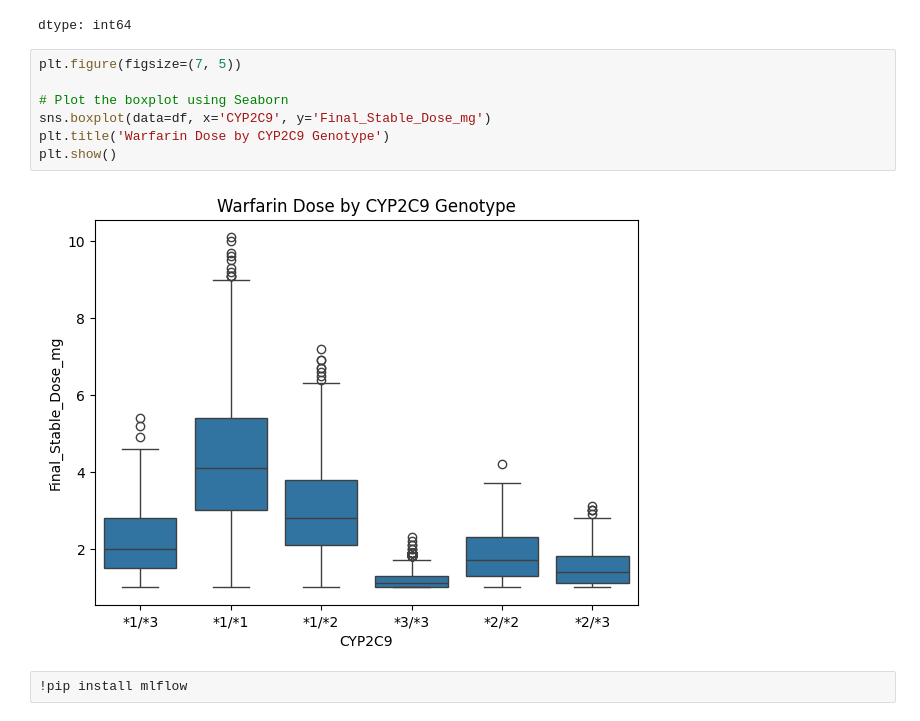
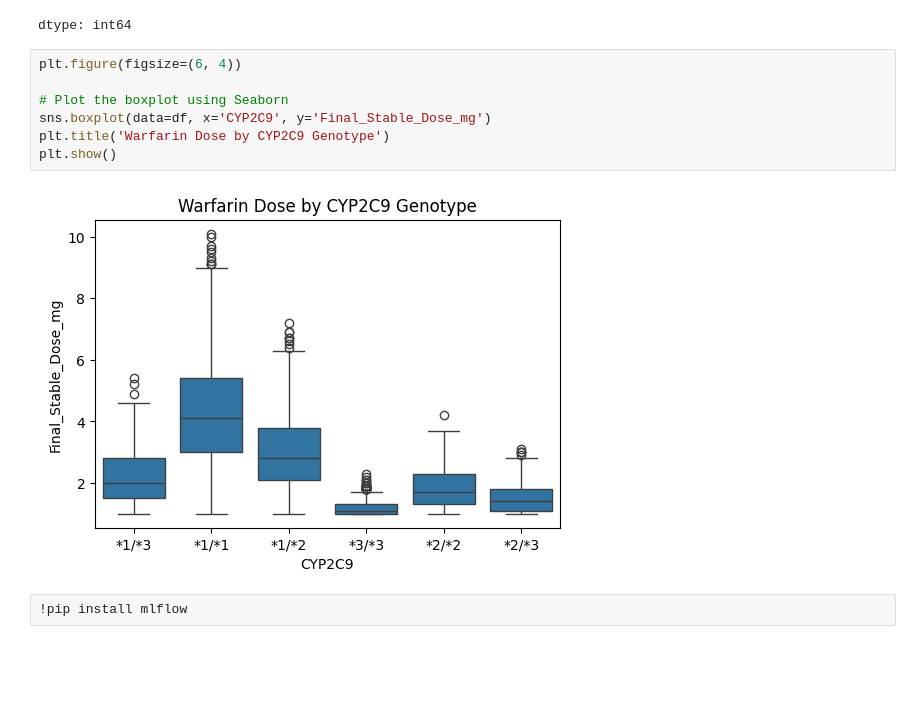
Before and after one commit to mv24aat/Predictive-Qty-Recommendation-System-FYP, a Jupyter notebook: FYP.ipynb, the cells around one changed output. Drawn from its saved outputs; the diff is of its cells as text; blank space fills up the shorter version.

```diff
--- a/FYP.ipynb
+++ b/FYP.ipynb
@@ -242,14 +242,14 @@ dtype: float64
 | Clotting | 3480 |
 dtype: int64
 # %%
-plt.figure(figsize=(7, 5))
+plt.figure(figsize=(6, 4))
 
 # Plot the boxplot using Seaborn
 sns.boxplot(data=df, x='CYP2C9', y='Final_Stable_Dose_mg')
 plt.title('Warfarin Dose by CYP2C9 Genotype')
 plt.show()
 # %% [output]
-[figure, old version]
+[figure, new version]
 # %%
 !pip install mlflow
 # %% [output]
```
Also changed, not shown: parts of 8 cells of this notebook.
